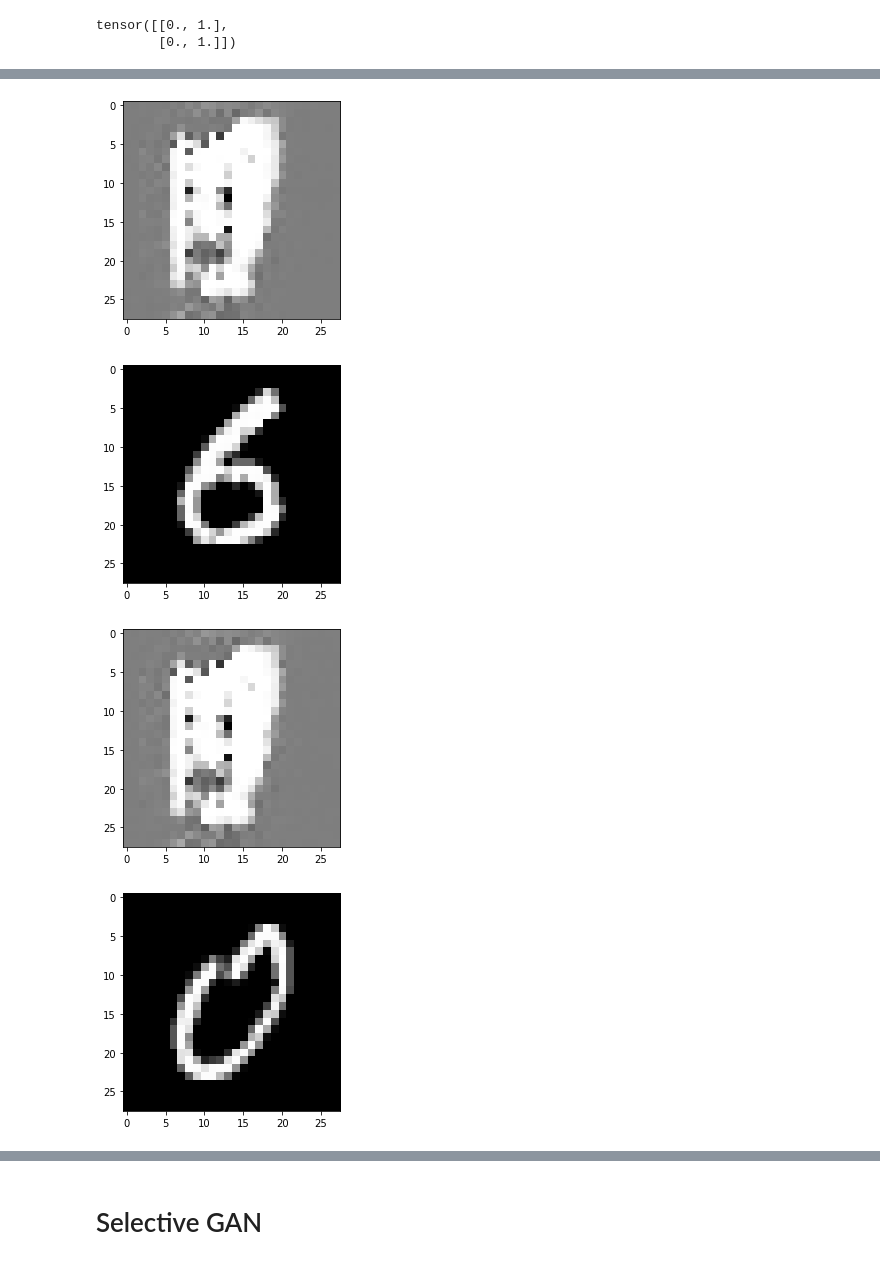
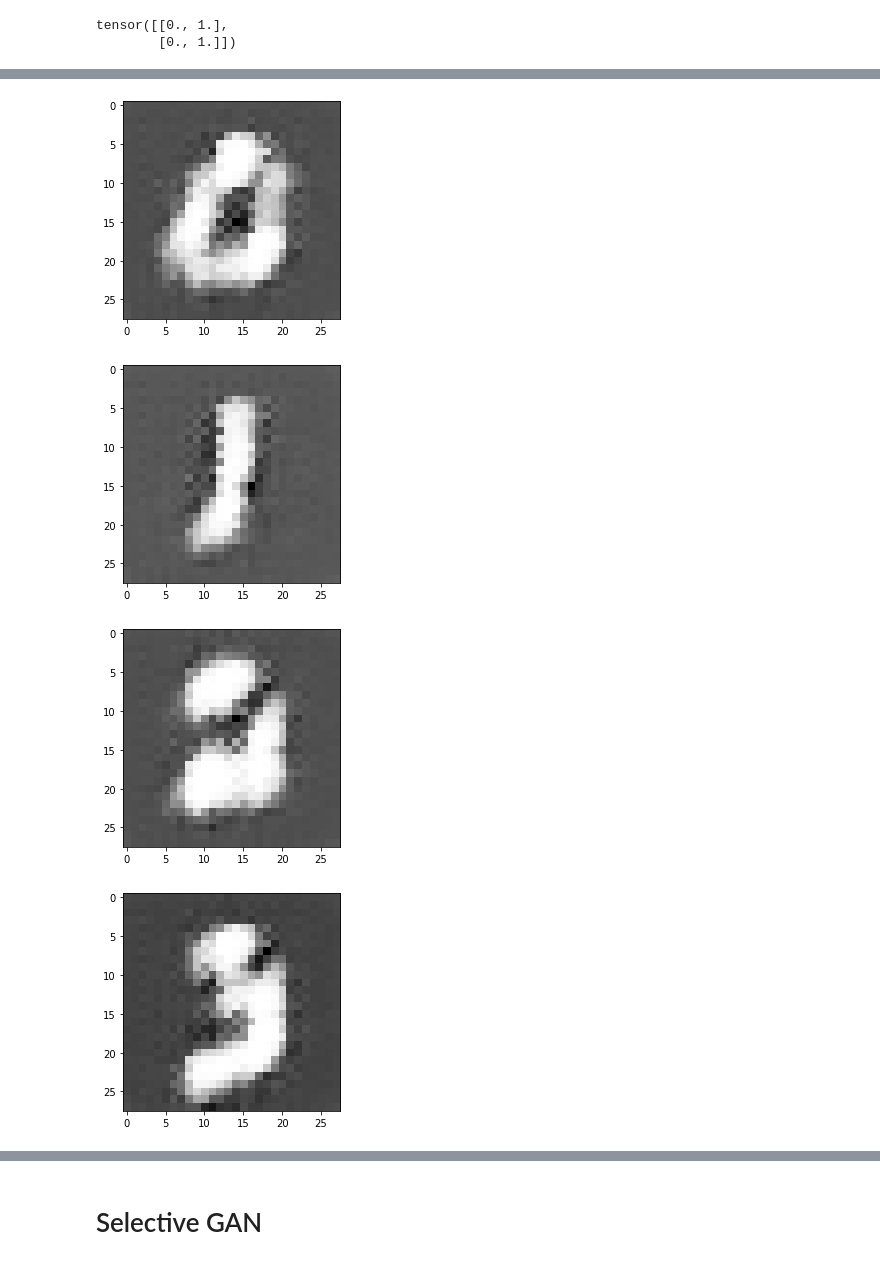
Before and after one commit to Akhilez/ml_gallery, a Jupyter notebook: ml_py/MLGallery/selective_generator/colab.ipynb, the cells around one changed output, grey strips where cells are left out. Cells and saved outputs as stored; diff of their text form; code cells hidden in the pictures.

```diff
--- a/ml_py/MLGallery/selective_generator/colab.ipynb
+++ b/ml_py/MLGallery/selective_generator/colab.ipynb
@@ -287,7 +279,7 @@ def train_c(x_batch, y_batch):
     loss.backward()
     c_optimizer.step()
 
-    return loss
+    return loss.data.item()
 # %%
 def train_d(x_batch, y_batch):
 
@@ -315,7 +307,7 @@ def train_d(x_batch, y_batch):
     loss.backward()
     d_optimizer.step()
 
-    return loss_discriminator_real, loss_discriminator
+    return loss_discriminator_real.data.item(), loss_discriminator.data.item()
 # %%
 def train_g(x_batch, y_batch):
 
@@ -325,34 +317,38 @@ def train_g(x_batch, y_batch):
 
     generated = generator(generator_input)
     discriminator_out = discriminator(generated)
+    classifier_out = classifier(generated)
 
     loss_generator = binary_cross_entropy(discriminator_out, real)
+    loss_classifier = binary_cross_entropy(classifier_out, y_batch)
 
-    loss_generator.backward()
+    loss = loss_generator + 2 * loss_classifier
+
+    loss.backward()
     g_optimizer.step()
 
-    return loss_generator
-
-    print(f'  G Losses: {losses}')
+    return loss.data.item()
 # %%
-epochs = 50
+epochs = 5
 for epoch in range(epochs):
     print(f'Epoch: {epoch}')
-    losses = torch.Tensor([0, 0, 0]).to(device)
+    losses = {'c': 0, 'dr': 0, 'df': 0, 'g': 0}
 
     for i in range(0, len(x_train), batch_size):
         start_index = i
         end_index = i+batch_size
 
         x_batch = x_train[start_index:end_index]
-        y_batch = y_train[start_index:end_index]
+        y_batch = y_train[start_index:end_index].to(device)
 
+        loss_c = train_c(x_batch, y_batch)
         loss_d1, loss_d2 = train_d(x_batch, y_batch)
         loss_g = train_g(x_batch, y_batch)
 
-        losses[0] += loss_d1.detach()
-        losses[1] += loss_d2.detach()
-        losses[2] += loss_g.detach()
+        losses['c'] += loss_c
+        losses['dr'] += loss_d1
+        losses['df'] += loss_d2
+        losses['g'] += loss_g
 
     print(f'    Losses: {losses}')
 # %% [output]
@@ -377,29 +365,31 @@ Epoch: 49
 # %%
 with torch.no_grad():
 
     index = 33
-    sample_size = 2
+    sample_size = 10
 
     x_sample = x_test[index:index+sample_size].to(device)
-    y_sample = y_test[index:index+sample_size]
+    y_sample = torch.tensor(to_one_hot(range(10))).to(device)
 
     generator_input = Generator.getGeneratorInput(y_sample, sample_size).to(device)
 
     generated = generator(generator_input)
     discriminator_out = discriminator(generated)
+    classifier_out = classifier(x_sample)
 
     real_discriminator_out = discriminator(x_sample)
 
     for i in range(sample_size):
         plot_image(generated[i].reshape((28, 28)).cpu())
         plt.show()
-        plot_image(x_sample[i].reshape((28, 28)).cpu())
-        plt.show()
+        # plot_image(x_sample[i].reshape((28, 28)).cpu())
+        # plt.show()
 
 
     print(f"Discriminator_out fake: {discriminator_out}\nReal Img Discriminator Out: {real_discriminator_out}")
+    print(f"\nClass: {torch.max(classifier_out, 1)[1]}\nReal class: {torch.max(y_sample, 1)[1]}")
 # %% [output]
-[figure, old version]
+[figure, new version]
-[figure, old version]
+[figure, new version]
-[figure, old version]
+[figure, new version]
-[figure, old version]
+[figure, new version]
```
Also changed, not shown: parts of 10 cells of this notebook.
